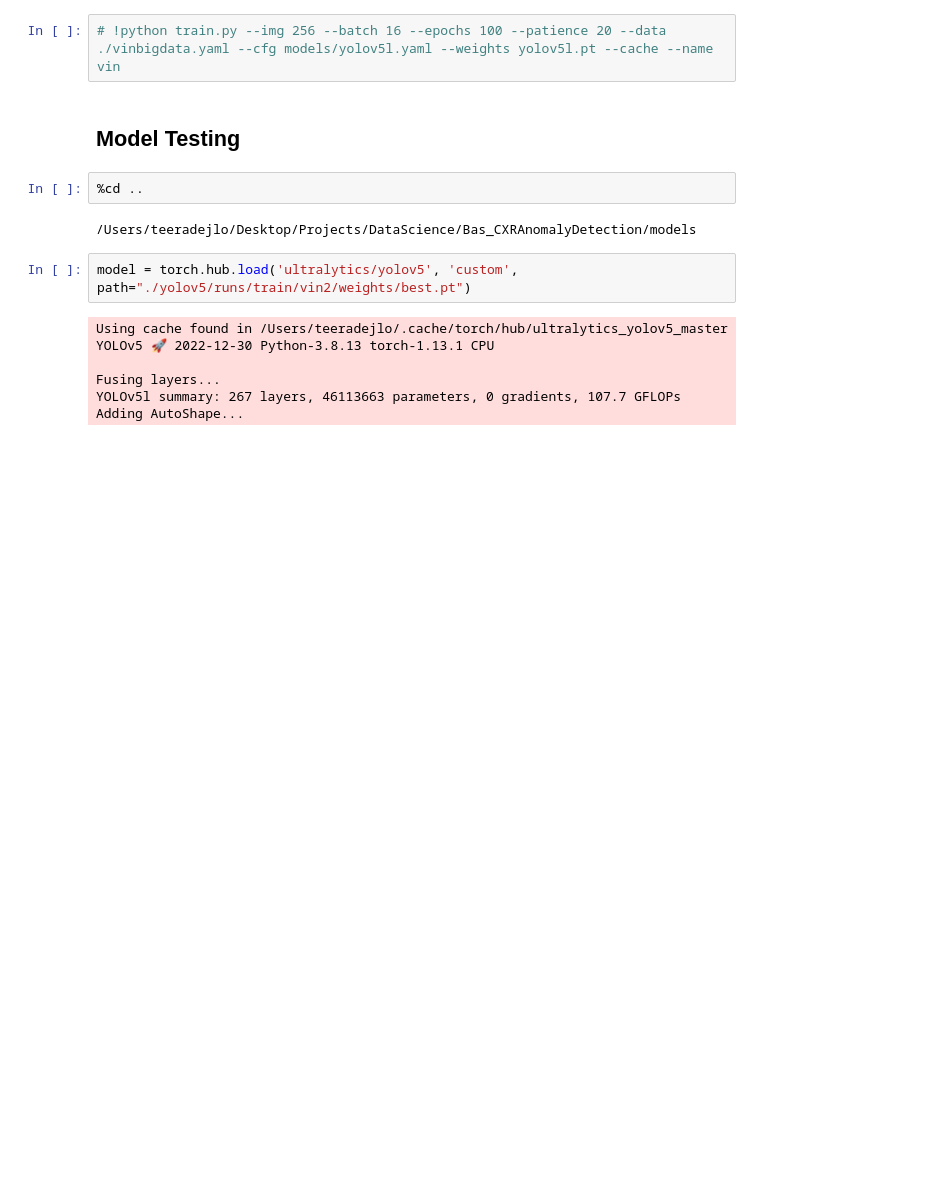
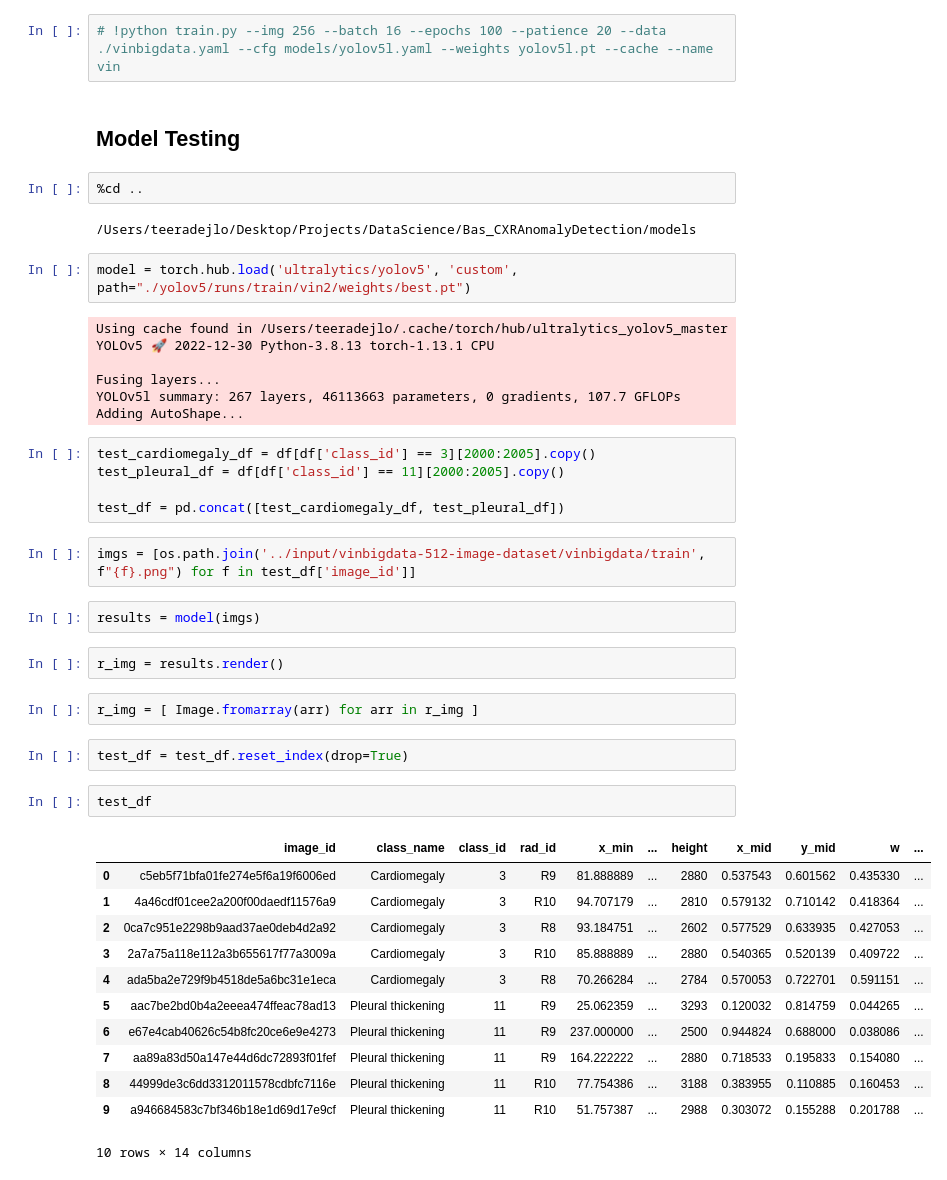
Before and after one commit to teeradejlo/cxr_anomalyDetection, a Jupyter notebook: models/model.ipynb, the cells around one changed output. Saved outputs shown, nothing was run; the diff lists cells and outputs as text; blank space fills up the shorter version.

```diff
--- a/models/model.ipynb
+++ b/models/model.ipynb
@@ -248,3 +249,33 @@ YOLOv5 🚀 2022-12-30 Python-3.8.13 torch-1.13.1 CPU
 Fusing layers...
 YOLOv5l summary: 267 layers, 46113663 parameters, 0 gradients, 107.7 GFLOPs
 Adding AutoShape...
+# %%
+test_cardiomegaly_df = df[df['class_id'] == 3][2000:2005].copy()
+test_pleural_df = df[df['class_id'] == 11][2000:2005].copy()
+
+test_df = pd.concat([test_cardiomegaly_df, test_pleural_df])
+# %%
+imgs = [os.path.join('../input/vinbigdata-512-image-dataset/vinbigdata/train', f"{f}.png") for f in test_df['image_id']]
+# %%
+results = model(imgs)
+# %%
+r_img = results.render()
+# %%
+r_img = [ Image.fromarray(arr) for arr in r_img ]
+# %%
+test_df = test_df.reset_index(drop=True)
+# %%
+test_df
+# %% [output]
+|  | image_id | class_name | class_id | rad_id | x_min | ... | height | x_mid | y_mid | w | ... |
+| 0 | c5eb5f71bfa01fe274e5f6a19f6006ed | Cardiomegaly | 3 | R9 | 81.888889 | ... | 2880 | 0.537543 | 0.601562 | 0.435330 | ... |
+| 1 | 4a46cdf01cee2a200f00daedf11576a9 | Cardiomegaly | 3 | R10 | 94.707179 | ... | 2810 | 0.579132 | 0.710142 | 0.418364 | ... |
+| 2 | 0ca7c951e2298b9aad37ae0deb4d2a92 | Cardiomegaly | 3 | R8 | 93.184751 | ... | 2602 | 0.577529 | 0.633935 | 0.427053 | ... |
+| 3 | 2a7a75a118e112a3b655617f77a3009a | Cardiomegaly | 3 | R10 | 85.888889 | ... | 2880 | 0.540365 | 0.520139 | 0.409722 | ... |
+| 4 | ada5ba2e729f9b4518de5a6bc31e1eca | Cardiomegaly | 3 | R8 | 70.266284 | ... | 2784 | 0.570053 | 0.722701 | 0.591151 | ... |
+| 5 | aac7be2bd0b4a2eeea474ffeac78ad13 | Pleural thickening | 11 | R9 | 25.062359 | ... | 3293 | 0.120032 | 0.814759 | 0.044265 | ... |
+| 6 | e67e4cab40626c54b8fc20ce6e9e4273 | Pleural thickening | 11 | R9 | 237.000000 | ... | 2500 | 0.944824 | 0.688000 | 0.038086 | ... |
+| 7 | aa89a83d50a147e44d6dc72893f01fef | Pleural thickening | 11 | R9 | 164.222222 | ... | 2880 | 0.718533 | 0.195833 | 0.154080 | ... |
+| 8 | 44999de3c6dd3312011578cdbfc7116e | Pleural thickening | 11 | R10 | 77.754386 | ... | 3188 | 0.383955 | 0.110885 | 0.160453 | ... |
+| 9 | a946684583c7bf346b18e1d69d17e9cf | Pleural thickening | 11 | R10 | 51.757387 | ... | 2988 | 0.303072 | 0.155288 | 0.201788 | ... |
+10 rows × 14 columns
```
Also changed, not shown: parts of 4 cells of this notebook, 1 other file.
